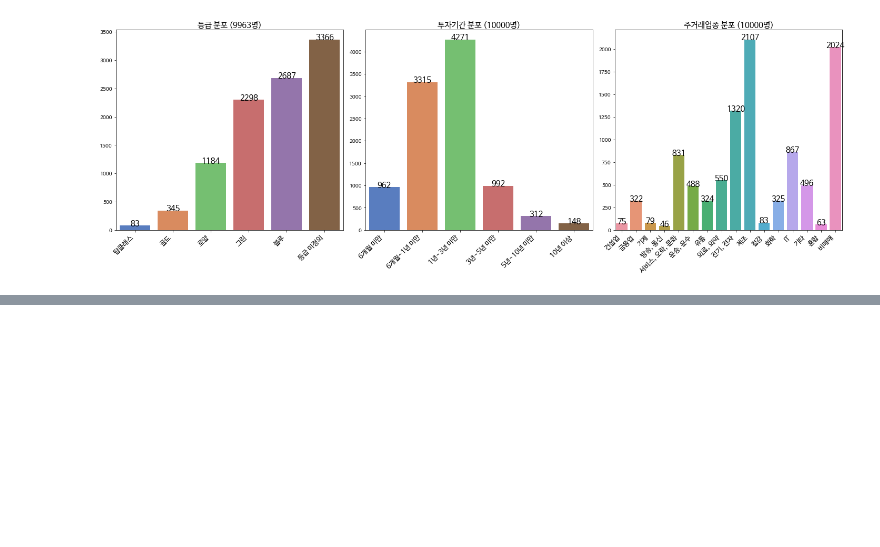
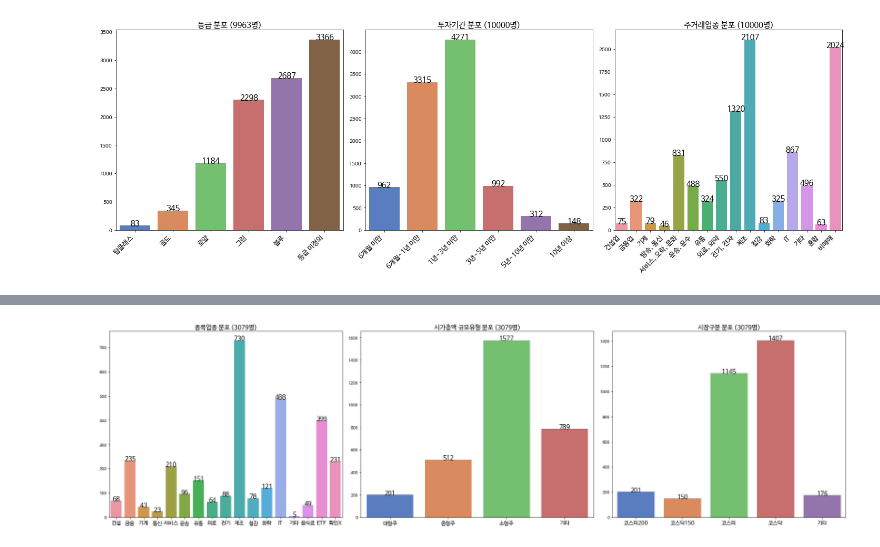
Before and after one commit to ElectionInfo/NH, a Jupyter notebook: 주식_보유기간_예측_EDA.ipynb, the cells around one changed output, grey strips where cells are left out. Saved outputs shown, nothing was run; the diff lists cells and outputs as text; code cells hidden in the pictures; blank space fills up the shorter version.

```diff
--- a/주식_보유기간_예측_EDA.ipynb
+++ b/주식_보유기간_예측_EDA.ipynb
@@ -353,0 +527,6 @@ np.isnan(customers['tco_cus_grd_cd']).sum()
+# %%
+code_list = list(code_list)
+market_list = list(market_list)
+df = pd.DataFrame({'iem_cd':code_list, 'market':market_list})
+df['market'] = df['market'].apply(lambda x: 3 if x == 'KOSPI' else (4 if x == 'KOSDAQ' else 99))
+df.sample(5)
@@ -353,0 +613,8 @@ np.isnan(customers['tco_cus_grd_cd']).sum()
+# %%
+df = pd.DataFrame({"iem_cd": code_list, "type":sector_list})
+s = stock_info.copy()
+s = pd.merge(s, df, how='outer', on='iem_cd')
+s['btp_cfc_cd'] = s.apply(lambda x: int(x['type']) if x['btp_cfc_cd'] == 14 else int(x['btp_cfc_cd']), axis=1)
+s = s.drop(['type'], axis=1)
+stock_info = s
+stock_info
@@ -353,0 +635,32 @@ np.isnan(customers['tco_cus_grd_cd']).sum()
+# %%
+stock_type = { 1: "건설", 2: "금융", 3: "기계", 4: "통신", 5: "서비스", 6: "운송", 7: "유통",
+              8: "의료", 9: "전기", 10: "제조", 11: "철강", 12: "화학", 13: "IT", 14: "기타",
+              15: "음식료", 16: "ETF", 99: "확인X"}
+
+column_str['btp_cfc_cd'] = stock_type
+# %%
+market_type = { 1: "코스피200", 2: "코스닥150", 3: "코스피", 4: "코스닥", 99: "기타" }
+column_str['stk_dit_cd'] = market_type
+
+fig, axes = plt.subplots(1, 3, figsize=(25, 7))
+
+columns = stock_info.columns[2:]
+col_names = ['종목업종', '시가총액 규모유형', '시장구분']
+
+for i, ax in zip(range(3), axes.flatten()):
+  col = columns[i]
+  x = sns.countplot(data=stock_info, x=stock_info[col].map(column_str[col]), ax=ax, order=column_str[col].values())
+
+  for p in x.patches:
+    height = p.get_height()
+    x.text(p.get_x()+p.get_width()/2., height+0.1, height, ha='center', size=15)
+
+  ax.set_xlabel('')
+  ax.set_xticklabels(x.get_xticklabels(), fontsize=13)
+  ax.set_ylabel('')
+  ax.set_title(col_names[i]+' 분포 ('+str(len(stock_info)-np.isnan(stock_info[col]).sum())+'명)', fontsize=15)
+
+fig.tight_layout()
+plt.show()
+# %% [output]
+[figure, added]
```
Also changed, not shown: parts of 35 cells of this notebook.
